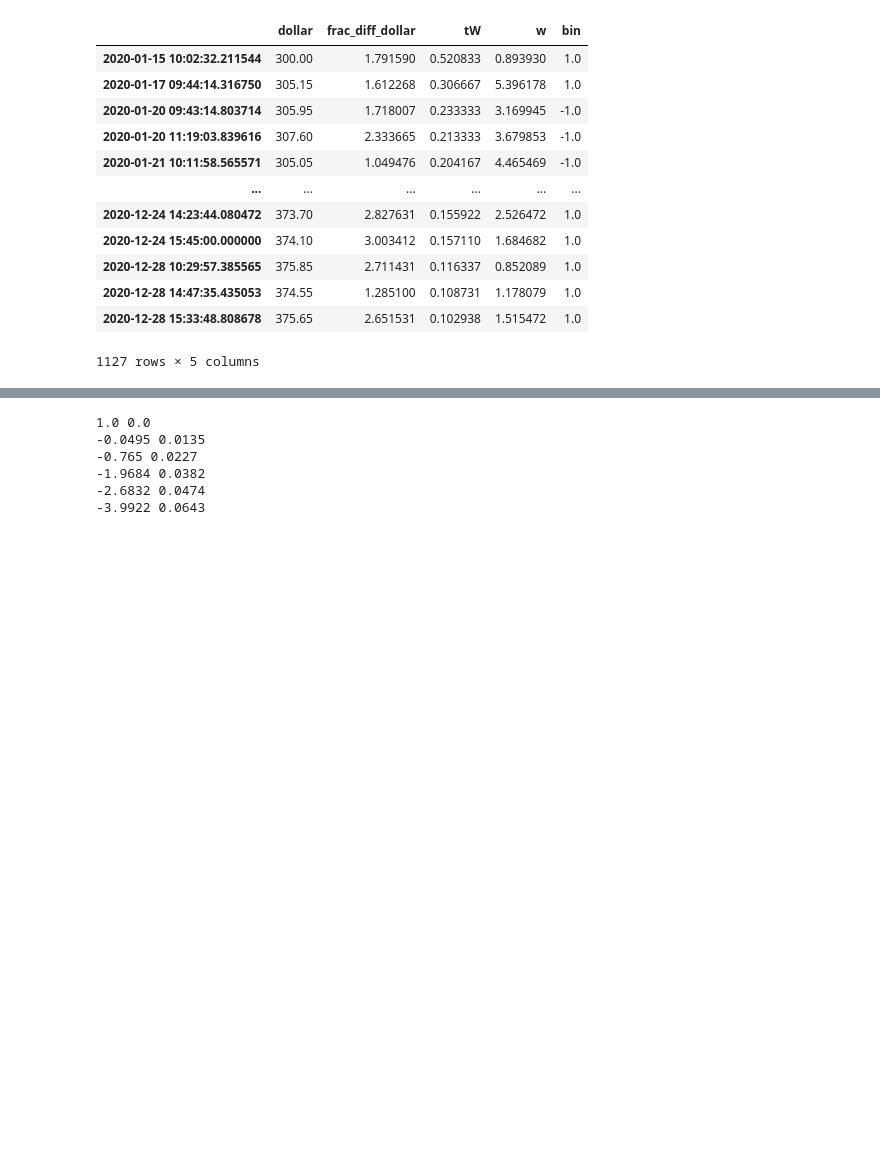
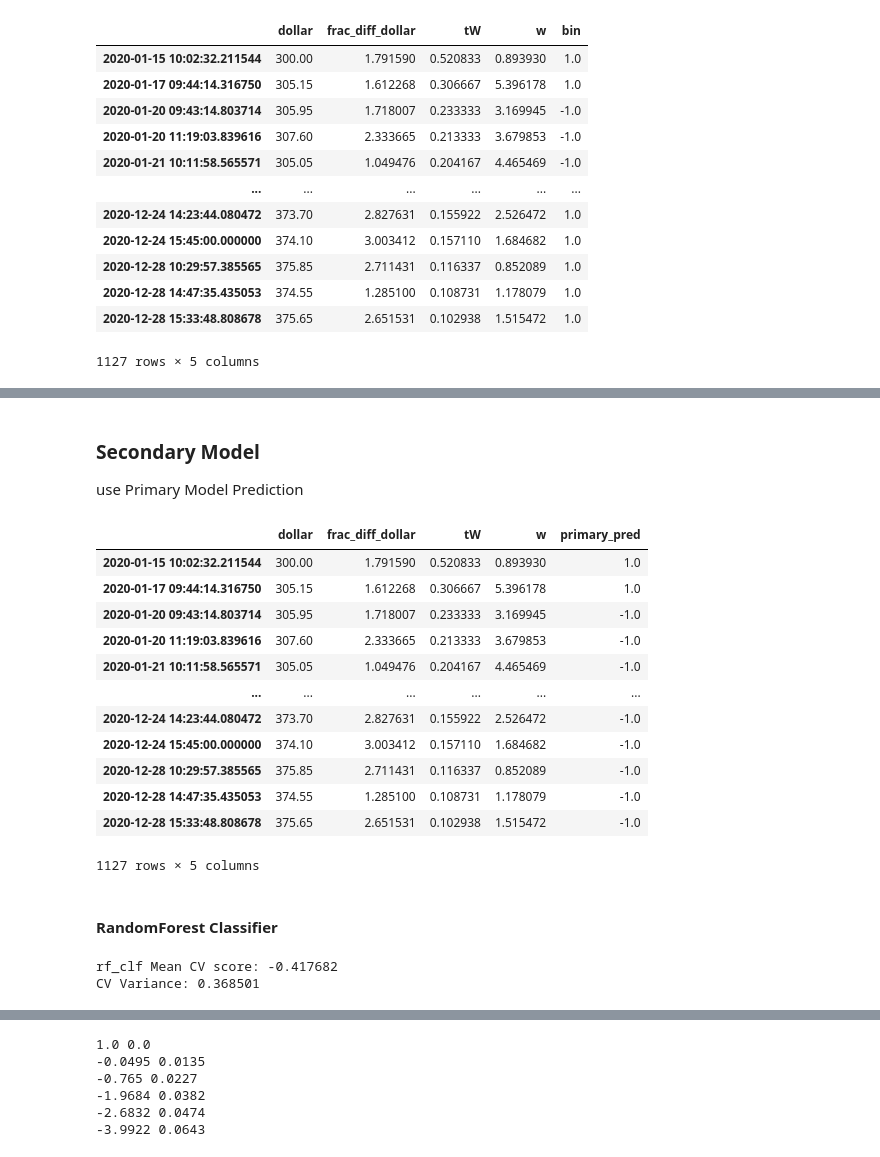
Before and after one commit to Tommylee1013/Advances-in-Financial-Machine-Learning, a Jupyter notebook: KOSPI_future200.ipynb, the cells around one changed output, grey strips where cells are left out. Drawn from its saved outputs; the diff is of its cells as text; code cells hidden in the pictures; blank space fills up the shorter version.

```diff
--- a/KOSPI_future200.ipynb
+++ b/KOSPI_future200.ipynb
@@ -450 +490,21 @@ y = data.iloc[:,-1].values.reshape(-1,1) # bin
+# %% [markdown]
+### Secondary Model
+use Primary Model Prediction
+# %%
+X = pd.concat([X, pd.Series(y_pred, index = X.index, name = 'primary_pred')], axis = 1)
+X
+# %% [output]
+|  | dollar | frac_diff_dollar | tW | w | primary_pred |
+| 2020-01-15 10:02:32.211544 | 300.00 | 1.791590 | 0.520833 | 0.893930 | 1.0 |
+| 2020-01-17 09:44:14.316750 | 305.15 | 1.612268 | 0.306667 | 5.396178 | 1.0 |
+| 2020-01-20 09:43:14.803714 | 305.95 | 1.718007 | 0.233333 | 3.169945 | -1.0 |
+| 2020-01-20 11:19:03.839616 | 307.60 | 2.333665 | 0.213333 | 3.679853 | -1.0 |
+| 2020-01-21 10:11:58.565571 | 305.05 | 1.049476 | 0.204167 | 4.465469 | -1.0 |
+| ... | ... | ... | ... | ... | ... |
+| 2020-12-24 14:23:44.080472 | 373.70 | 2.827631 | 0.155922 | 2.526472 | -1.0 |
+| 2020-12-24 15:45:00.000000 | 374.10 | 3.003412 | 0.157110 | 1.684682 | -1.0 |
+| 2020-12-28 10:29:57.385565 | 375.85 | 2.711431 | 0.116337 | 0.852089 | -1.0 |
+| 2020-12-28 14:47:35.435053 | 374.55 | 1.285100 | 0.108731 | 1.178079 | -1.0 |
+| 2020-12-28 15:33:48.808678 | 375.65 | 2.651531 | 0.102938 | 1.515472 | -1.0 |
+1127 rows × 5 columns
 # %%
@@ -455 +511,17 @@ from sklearn.ensemble import RandomForestClassifier, RandomForestRegressor, Bagg
 X_train, X_test, y_train, y_test = train_test_split(X, y, test_size = 0.3, shuffle = False, random_state = 42)
+# %% [markdown]
+#### RandomForest Classifier
+# %%
+from sklearn.model_selection import StratifiedKFold, KFold
+from scipy import interp
+
+rf = RandomForestClassifier(n_estimators = 1000, criterion = "entropy", bootstrap = True,
+                                n_jobs=1, random_state=42, class_weight = 'balanced_subsample', oob_score=False)
+
+cv_gen0 = KFold(n_splits = 10, shuffle = False)
+
+score = fml.cvScore(rf, X.iloc[:,[0,1,2,4]], y, sample_weight = X['w'], scoring = 'neg_log_loss', cv = None, cvGen = cv_gen0, pctEmbargo = 0.1)
+print('rf_clf Mean CV score: {0:.6f}\nCV Variance: {1:.6f}'.format(score.mean(), score.var()))
+# %% [output]
+rf_clf Mean CV score: -0.417682
+CV Variance: 0.368501
```
Also changed, not shown: parts of 27 cells of this notebook, 5 other files.
